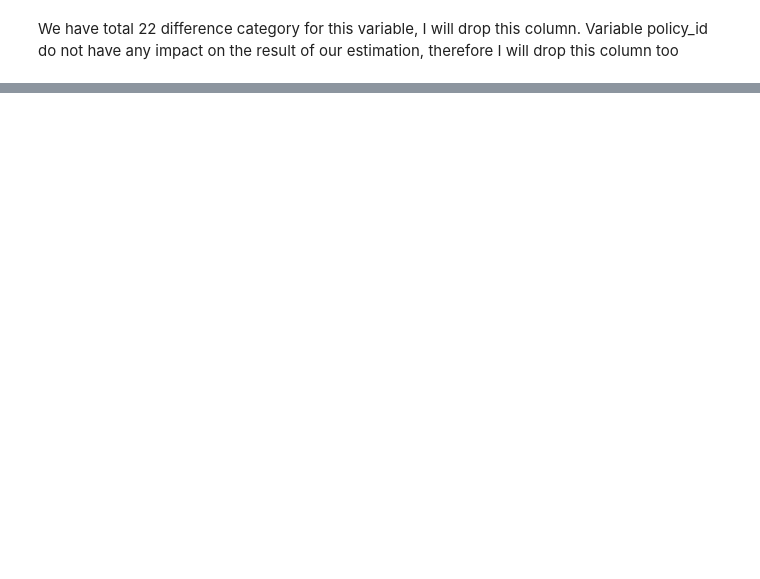
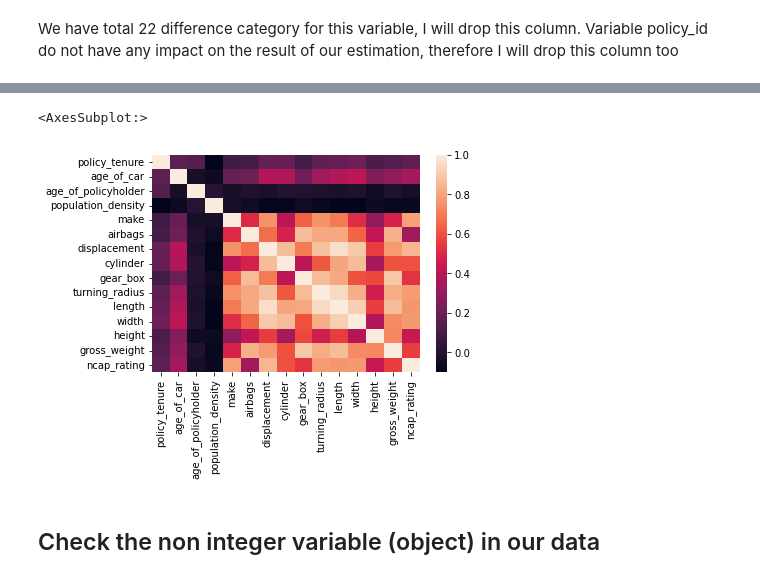
Before and after one commit to lilyhuong/Car-Insurance-Claim-Prediction, a Jupyter notebook: ML_car_insurance.ipynb, the cells around one changed output, grey strips where cells are left out. Drawn from its saved outputs; the diff is of its cells as text; code cells hidden in the pictures; blank space fills up the shorter version.

```diff
--- a/ML_car_insurance.ipynb
+++ b/ML_car_insurance.ipynb
@@ -99,0 +132,8 @@ df.describe()
+# %%
+correlation = df.select_dtypes("number").drop("is_claim", axis=1).corr()
+sns.heatmap(correlation)
+# %% [output]
+<AxesSubplot:>
+[figure, added]
+# %% [markdown]
+## Check the non integer variable (object) in our data
```
Also changed, not shown: parts of 37 cells of this notebook, 2 other files.
